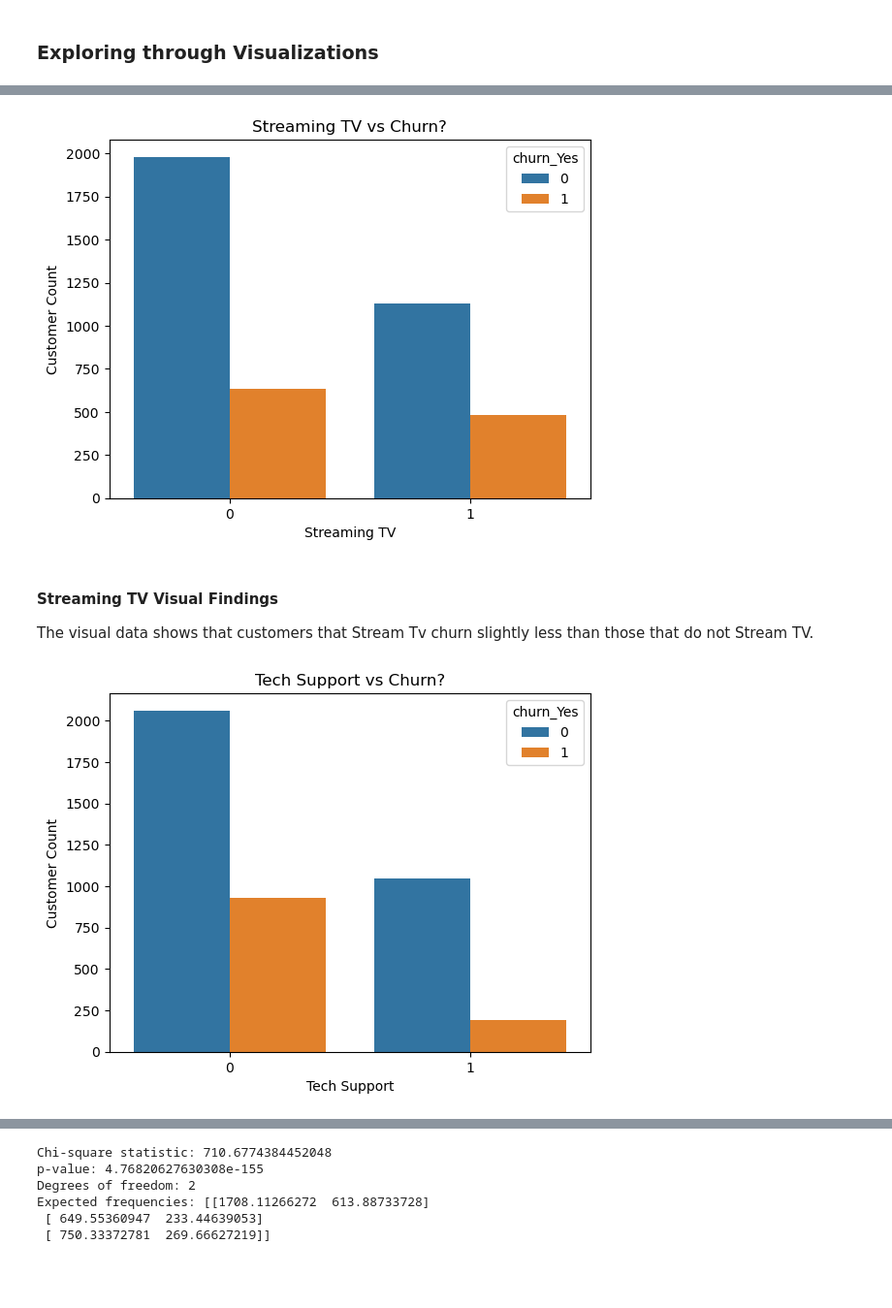
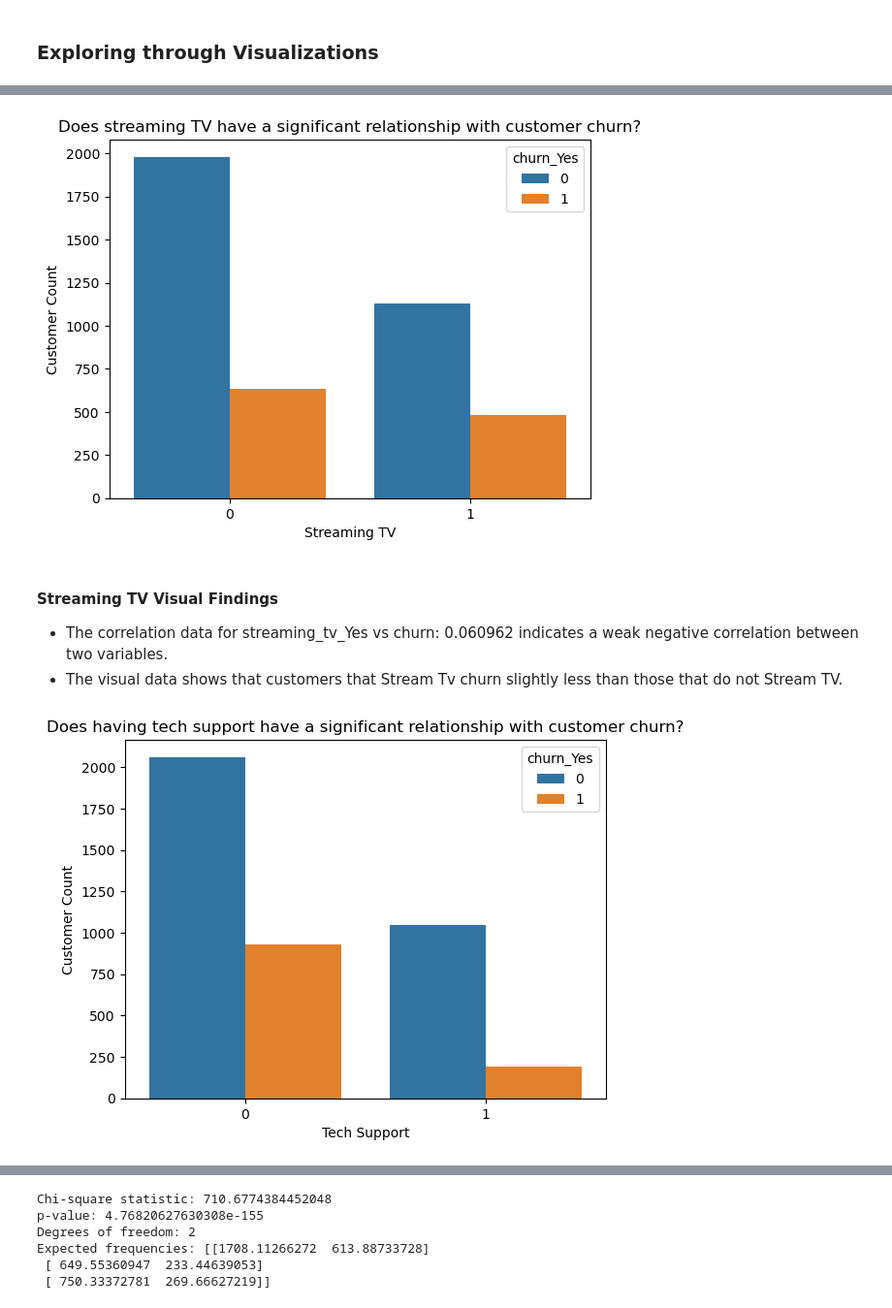
Before and after one commit to annie-carter/classification_project, a Jupyter notebook: Final_Report.ipynb, the cells around one changed output, grey strips where cells are left out. Shown: that part at 97% size. Drawn from its saved outputs; the diff is of its cells as text; code cells hidden in the pictures; blank space fills up the shorter version.

```diff
--- a/Final_Report.ipynb
+++ b/Final_Report.ipynb
@@ -137,23 +152,24 @@ The visual data shows that customers with Device Protection churn less than thos
 # %%
 #Visualizing the streaming TV vs churn
 st=sns.countplot(data=telco_train, x='streaming_tv_Yes', hue='churn_Yes')
 st.set_xlabel('Streaming TV')
 st.set_ylabel('Customer Count')
-plt.title('Streaming TV vs Churn?')
+plt.title('Does streaming TV have a significant relationship with customer churn?')
 plt.show()
 # %% [output]
-[figure, old version]
+[figure, new version]
 # %% [markdown]
 #### Streaming TV Visual Findings
-The visual data shows that customers that Stream Tv churn slightly less than those that do not Stream TV.
+* The correlation data for streaming_tv_Yes vs churn: 0.060962 indicates a weak negative correlation between two variables.
+* The visual data shows that customers that Stream Tv churn slightly less than those that do not Stream TV.
 # %%
 #Visualizing the tech support vs churn
 ts=sns.countplot(data=telco_train, x='tech_support_Yes', hue='churn_Yes')
 ts.set_xlabel('Tech Support')
 ts.set_ylabel('Customer Count')
-plt.title('Tech Support vs Churn?')
+plt.title('Does having tech support have a significant relationship with customer churn?')
 plt.show()
 # %% [output]
-[figure, old version]
+[figure, new version]
 # %% [markdown]
 #### Tech Support Visual Findings
```
Also changed, not shown: parts of 26 cells of this notebook.
